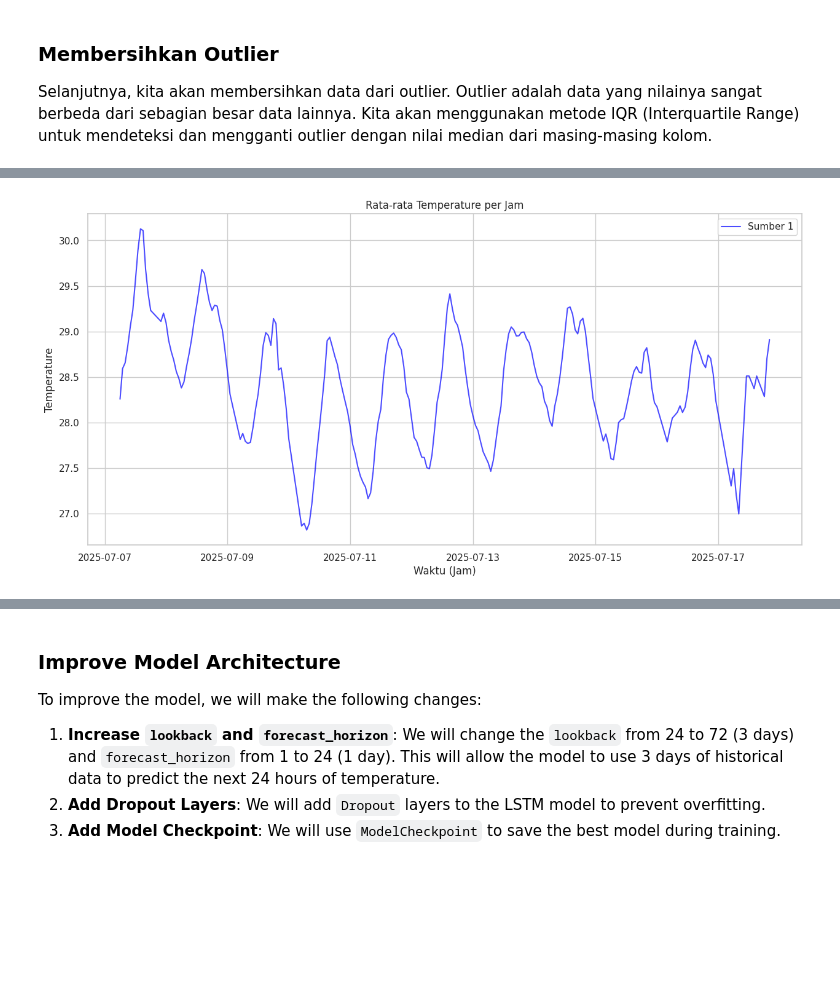
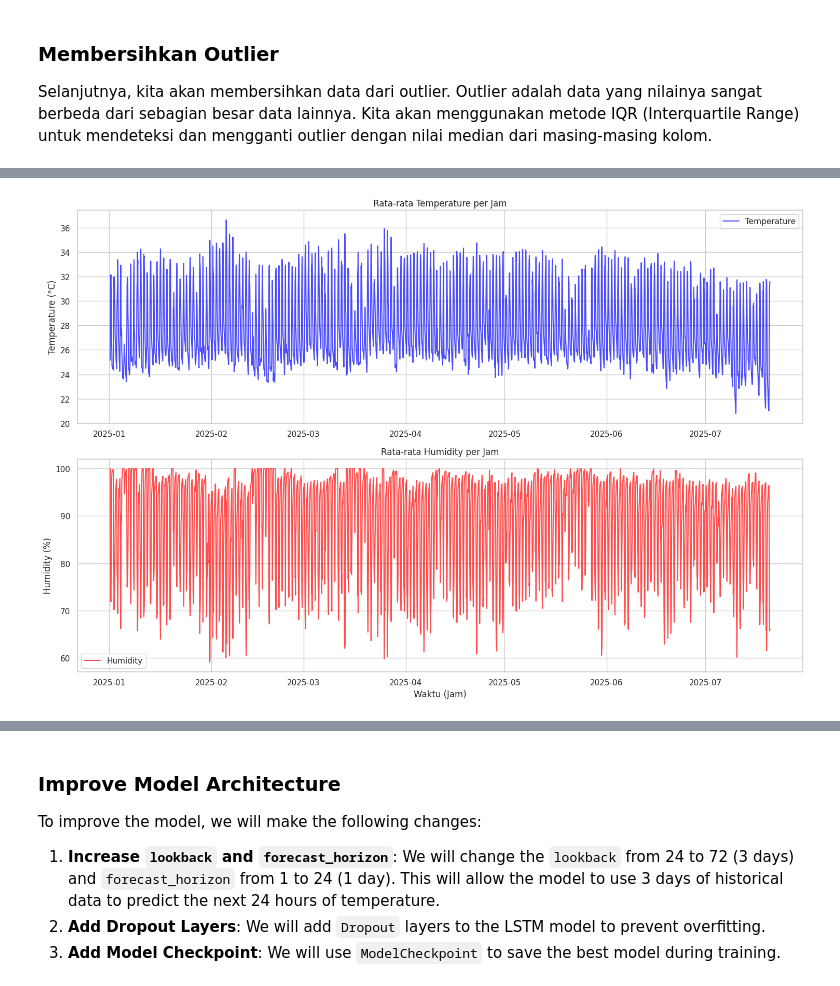
Before and after one commit to evanalif113/Kumbung-Sense-IoT, a Jupyter notebook: Model-Deep-Learning/Kumbung_LSTM_Prediction.ipynb, the cells around one changed output, grey strips where cells are left out. Cells and saved outputs as stored; diff of their text form; code cells hidden in the pictures; blank space fills up the shorter version.

```diff
--- a/Model-Deep-Learning/Kumbung_LSTM_Prediction.ipynb
+++ b/Model-Deep-Learning/Kumbung_LSTM_Prediction.ipynb
@@ -283,6 +317,6 @@ kumbung = kumbung.sort_values(by='timestamp')
 kumbung['hour'] = kumbung['timestamp'].dt.hour
 kumbung['minute'] = kumbung['timestamp'].dt.minute
 kumbung['day'] = kumbung['timestamp'].dt.day
-kumbung['week'] = kumbung['timestamp'].dt.isocalendar().week
-kumbung['month'] = kumbung['timestamp'].dt.month
-kumbung['year'] = kumbung['timestamp'].dt.year
+#kumbung['week'] = kumbung['timestamp'].dt.isocalendar().week
+#kumbung['month'] = kumbung['timestamp'].dt.month
+#kumbung['year'] = kumbung['timestamp'].dt.year
@@ -343,27 +339,33 @@ plt.show()
 # %%
 # Variabel pengganti untuk menentukan kolom yang akan digunakan
-column_to_plot = 'temperature'  # Ubah ke 'humidity' atau 'pressure' sesuai kebutuhan
+columns_to_plot = ['temperature', 'humidity']  # Ubah ke list
 
 # Mengelompokkan data berdasarkan jam dan menghitung rata-rata
-kumbung['hour'] = kumbung['timestamp'].dt.floor('h')  # Membulatkan ke jam terdekat
+# Membulatkan ke jam terdekat
+kumbung['hour'] = kumbung['timestamp'].dt.floor('h')
 
 # Menghitung rata-rata per jam untuk kolom yang dipilih
-kumbung_hourly = kumbung.groupby('hour')[column_to_plot].mean().reset_index()
+kumbung_hourly = kumbung.groupby('hour')[columns_to_plot].mean().reset_index()
 
-# Plot data dari kedua DataFrame
-plt.figure(figsize=(15, 7))
+# Plot data dari kedua DataFrame menggunakan subplots
+fig, axes = plt.subplots(nrows=2, ncols=1, figsize=(15, 10))
 
-# Plot data dari kumbung
-plt.plot(kumbung_hourly['hour'], kumbung_hourly[column_to_plot], label='Sumber 1', color='blue', alpha=0.7)
+# Plot data dari kumbung_hourly untuk temperature
+axes[0].plot(kumbung_hourly['hour'], kumbung_hourly['temperature'], label='Temperature', color='blue', alpha=0.7)
+axes[0].set_ylabel('Temperature (°C)')
+axes[0].set_title('Rata-rata Temperature per Jam')
+axes[0].grid(True)
+axes[0].legend()
 
-# Menambahkan label, judul, dan legenda
-plt.xlabel('Waktu (Jam)')
-plt.ylabel(f'{column_to_plot.capitalize()}')
-plt.title(f'Rata-rata {column_to_plot.capitalize()} per Jam')
-plt.legend()
-plt.grid(True)
+# Plot data dari kumbung_hourly untuk humidity
+axes[1].plot(kumbung_hourly['hour'], kumbung_hourly['humidity'], label='Humidity', color='red', alpha=0.7)
+axes[1].set_xlabel('Waktu (Jam)')
+axes[1].set_ylabel('Humidity (%)')
+axes[1].set_title('Rata-rata Humidity per Jam')
+axes[1].grid(True)
+axes[1].legend()
 
-# Menampilkan plot
+plt.tight_layout() # Mengatur layout agar tidak tumpang tindih
 plt.show()
 # %% [output]
-[figure, old version]
+[figure, new version]
```
Also changed, not shown: parts of 46 cells of this notebook.
